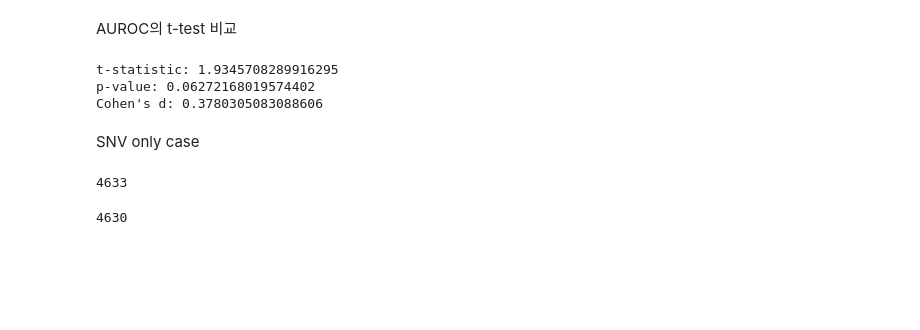
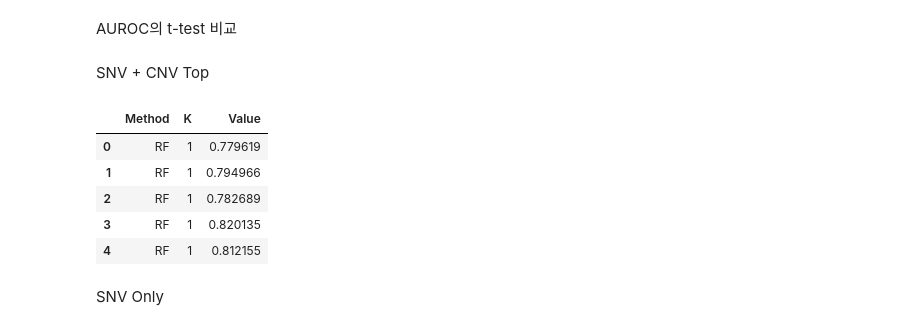
Before and after one commit to 4pygmalion/ASC3, a Jupyter notebook: results/revision/1_3_compare_rf.ipynb, the cells around one changed output. Cells and saved outputs as stored; diff of their text form; code cells hidden in the pictures; blank space fills up the shorter version.

```diff
--- a/results/revision/1_3_compare_rf.ipynb
+++ b/results/revision/1_3_compare_rf.ipynb
@@ -42,31 +46,44 @@ for fold in range(n_folds):
-# %%
-from results.revision.revision_utils import cohen_d
-from scipy.stats import ttest_ind
-
-t_stat, p_value = ttest_ind(all_aurocs_rf, all_aurocs_mil, equal_var=False)
-
-print(f"t-statistic: {t_stat}")
-print(f"p-value: {p_value}")
-
-d = cohen_d(all_aurocs_rf, all_aurocs_mil)
-print(f"Cohen's d: {d}")
-# %% [output]
-t-statistic: 1.9345708289916295
-p-value: 0.06272168019574402
-Cohen's d: 0.3780305083088606
-# %% [markdown]
-SNV only case
+# %% [markdown]
+SNV + CNV Top
+# %%
+import numpy as np
+import pandas as pd
+from core.metric import topk_recall
+from results.revision.revision_utils import get_topk_folds
+
+performnace_rf_snv_cnv = get_topk_folds(
+    fold_results_rf["fold_instance_y_trues"],
+    fold_results_rf["fold_instance_y_probs"]
+)
+performnace_mil_snv_cnv = get_topk_folds(
+    fold_results_mil["fold_instance_y_trues"],
+    fold_results_mil["fold_instance_y_probs"]
+)
+
+
+ks = [1, 2, 3, 4, 5, 10, 15, 20, 100]
+performance_rf_snv_cnv = pd.DataFrame(performnace_rf_snv_cnv, columns=ks)
+performance_rf_snv_cnv["Method"] = "RF"
+
+performance_mil_snv_cnv = pd.DataFrame(performnace_mil_snv_cnv, columns=ks)
+performance_mil_snv_cnv["Method"] = "MIL"
+
+
+snv_cnv_topk = pd.concat([performance_rf_snv_cnv,performance_mil_snv_cnv])
+snv_cnv_topk = snv_cnv_topk.melt(id_vars=["Method"], var_name="K", value_name="Value")
+snv_cnv_topk.head()
+# %% [output]
+|  | Method | K | Value |
+| 0 | RF | 1 | 0.779619 |
+| 1 | RF | 1 | 0.794966 |
+| 2 | RF | 1 | 0.782689 |
+| 3 | RF | 1 | 0.820135 |
+| 4 | RF | 1 | 0.812155 |
+# %% [markdown]
+SNV Only
 # %%
 from utils.serialization_ops import load_pickle
 from results.revision.revision_utils import DATA_PATH
 from core.data_model import PatientDataSet
 
 patient_dataset:PatientDataSet = load_pickle(DATA_PATH)
-# %%
-len(test_ids)
-# %% [output]
-4633
-# %%
-max(test_indices)
-# %% [output]
-4630
```
Also changed, not shown: parts of 10 cells of this notebook, 3 other files.
